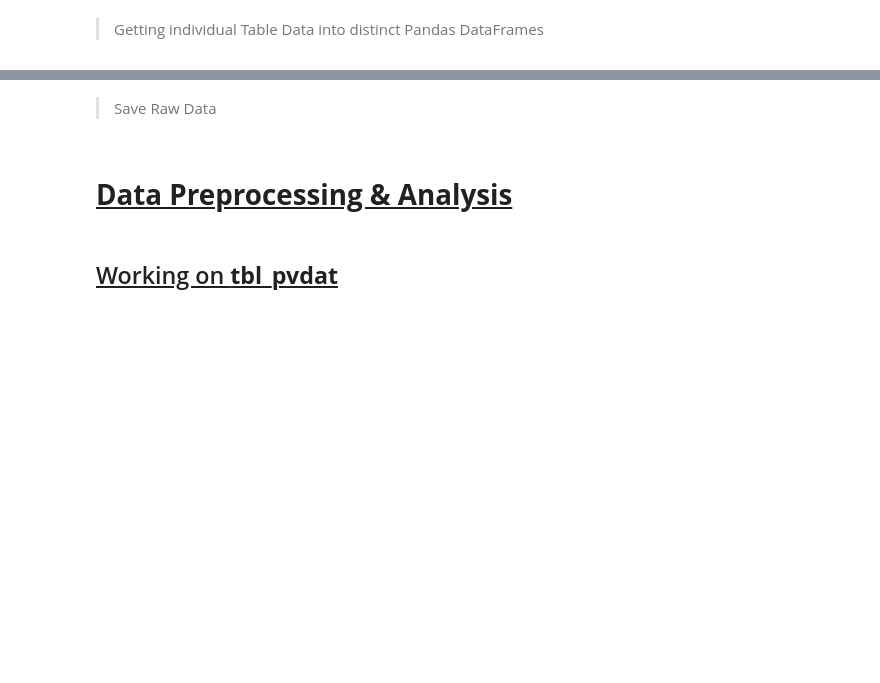
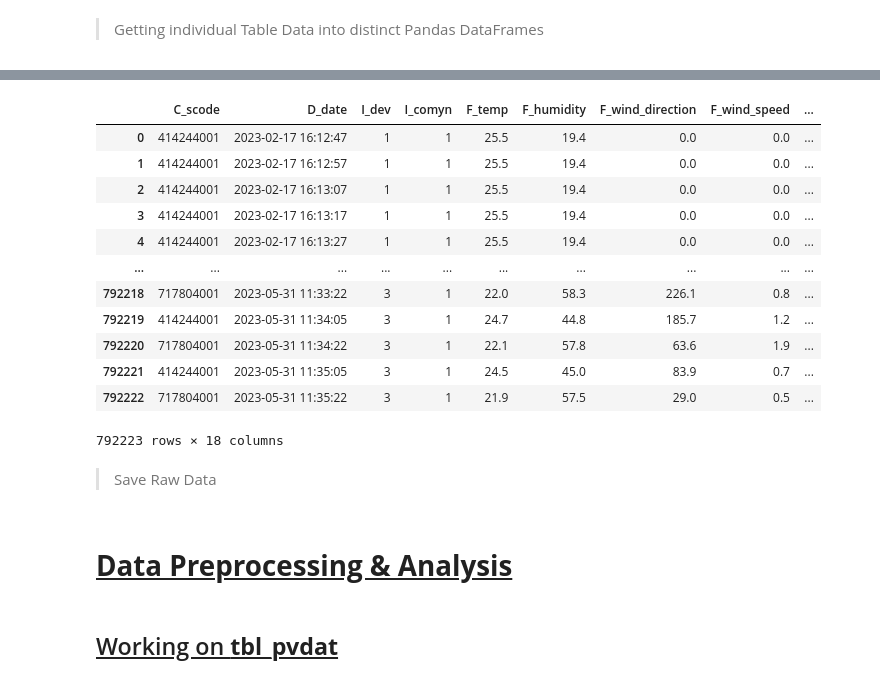
Before and after one commit to RBM-D-Xundullah/ENS-2Y-9P-EDSvDDQL, a Jupyter notebook: Data-AcquisitionPreprocessing.ipynb, the cells around one changed output, grey strips where cells are left out. Cells and saved outputs as stored; diff of their text form; code cells hidden in the pictures; blank space fills up the shorter version.

```diff
--- a/Data-AcquisitionPreprocessing.ipynb
+++ b/Data-AcquisitionPreprocessing.ipynb
@@ -198,3 +198,11 @@ except mariadb.Error as e:
     sys.exit(1)
 # %% [output]
 Remote Database Connected Successfully
+# %%
+# Format: mariadb+mariadbconnector://<user>:<password>@<host>[:<port>]/<dbname>
+try:
+    mariaDB_conn_engine_w = sqlalchemy.create_engine('mariadb+mariadbconnector://kmsg22:kmsg22@ens-datacenter.kr:3306/ens_datacenter')
+    print("Remote PV-Weather Database Connected Successfully")
+except mariadb.Error as e:
+    print(f"Error connecting to Remote Database Platform: {e}")
+    sys.exit(1)
@@ -231,3 +247,20 @@ tbl_pvdat
+# %%
+tbl_weather_dat = pd.read_sql_query("SELECT * FROM ens_datacenter.tbl_weather_dat ORDER BY D_date;" , mariaDB_conn_engine_w)
+tbl_weather_dat
+# %% [output]
+|  | C_scode | D_date | I_dev | I_comyn | F_temp | F_humidity | F_wind_direction | F_wind_speed | ... |
+| 0 | 414244001 | 2023-02-17 16:12:47 | 1 | 1 | 25.5 | 19.4 | 0.0 | 0.0 | ... |
+| 1 | 414244001 | 2023-02-17 16:12:57 | 1 | 1 | 25.5 | 19.4 | 0.0 | 0.0 | ... |
+| 2 | 414244001 | 2023-02-17 16:13:07 | 1 | 1 | 25.5 | 19.4 | 0.0 | 0.0 | ... |
+| 3 | 414244001 | 2023-02-17 16:13:17 | 1 | 1 | 25.5 | 19.4 | 0.0 | 0.0 | ... |
+| 4 | 414244001 | 2023-02-17 16:13:27 | 1 | 1 | 25.5 | 19.4 | 0.0 | 0.0 | ... |
+| ... | ... | ... | ... | ... | ... | ... | ... | ... | ... |
+| 792218 | 717804001 | 2023-05-31 11:33:22 | 3 | 1 | 22.0 | 58.3 | 226.1 | 0.8 | ... |
+| 792219 | 414244001 | 2023-05-31 11:34:05 | 3 | 1 | 24.7 | 44.8 | 185.7 | 1.2 | ... |
+| 792220 | 717804001 | 2023-05-31 11:34:22 | 3 | 1 | 22.1 | 57.8 | 63.6 | 1.9 | ... |
+| 792221 | 414244001 | 2023-05-31 11:35:05 | 3 | 1 | 24.5 | 45.0 | 83.9 | 0.7 | ... |
+| 792222 | 717804001 | 2023-05-31 11:35:22 | 3 | 1 | 21.9 | 57.5 | 29.0 | 0.5 | ... |
+792223 rows × 18 columns
 # %% [markdown]
 > Save Raw Data
 # %%
```
Also changed, not shown: parts of 11 cells of this notebook, 39 other files.
